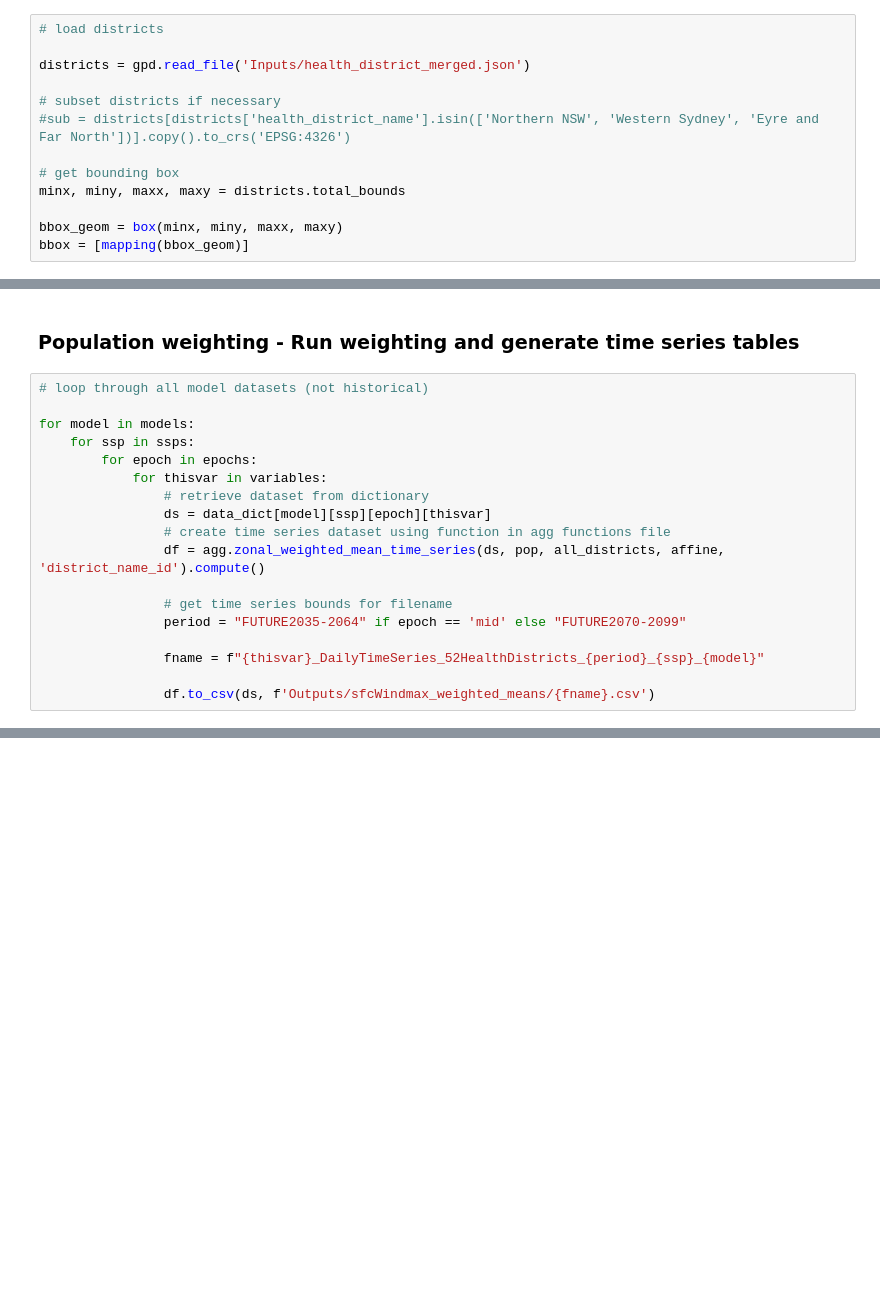
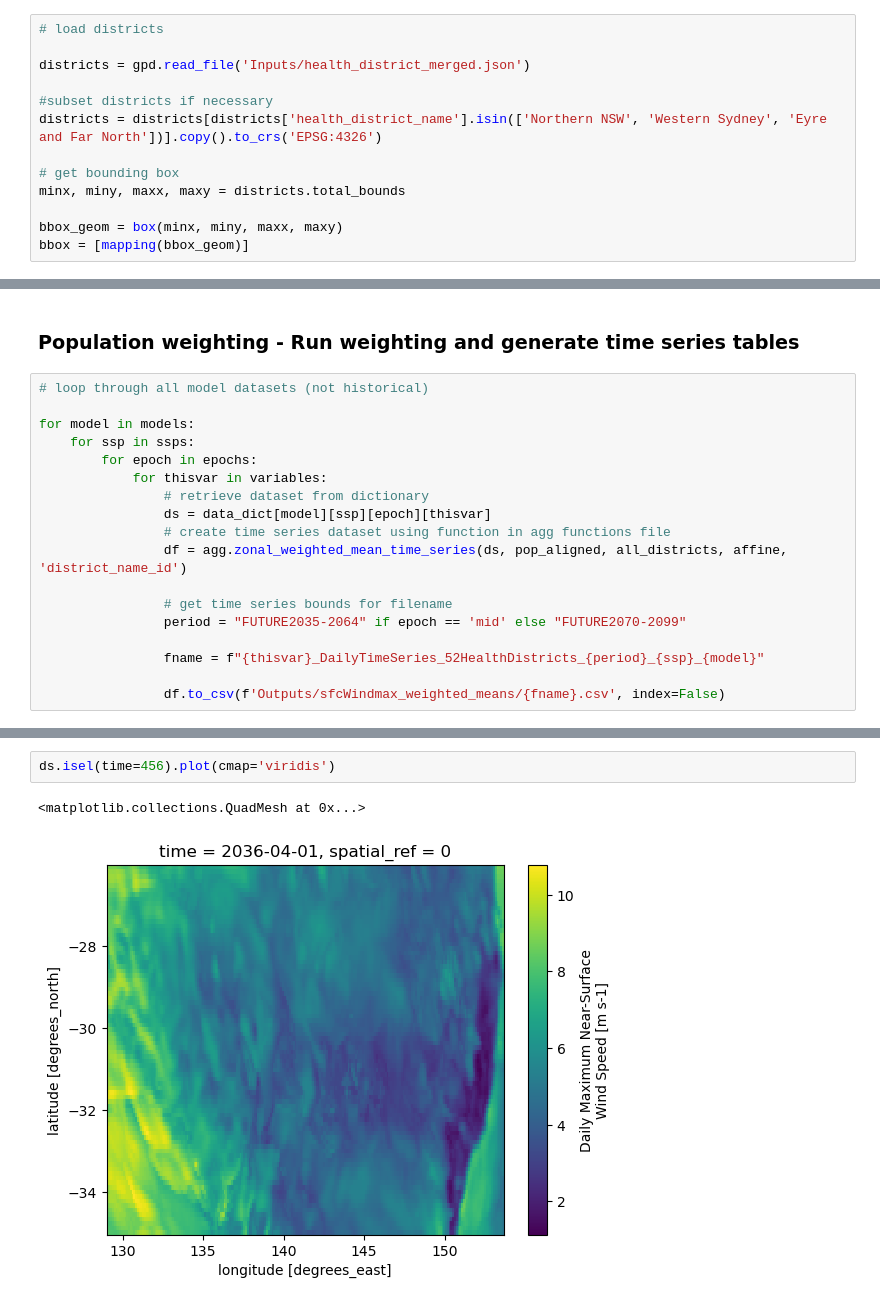
Before and after one commit to mosaic-insights/climate_health_reference_manual_2, a Jupyter notebook: sfcwindmax_wrangle.ipynb, the cells around one changed output, grey strips where cells are left out. Saved outputs shown, nothing was run; the diff lists cells and outputs as text; blank space fills up the shorter version.

```diff
--- a/sfcwindmax_wrangle.ipynb
+++ b/sfcwindmax_wrangle.ipynb
@@ -65,8 +67,8 @@ for thisvar in variables:
 
 districts = gpd.read_file('Inputs/health_district_merged.json')
 
-# subset districts if necessary
-#sub = districts[districts['health_district_name'].isin(['Northern NSW', 'Western Sydney', 'Eyre and Far North'])].copy().to_crs('EPSG:4326')
+#subset districts if necessary
+districts = districts[districts['health_district_name'].isin(['Northern NSW', 'Western Sydney', 'Eyre and Far North'])].copy().to_crs('EPSG:4326')
 
 # get bounding box
 minx, miny, maxx, maxy = districts.total_bounds
@@ -152,11 +154,11 @@ for model in models:
                 # retrieve dataset from dictionary
                 ds = data_dict[model][ssp][epoch][thisvar]
                 # create time series dataset using function in agg functions file
-                df = agg.zonal_weighted_mean_time_series(ds, pop, all_districts, affine, 'district_name_id').compute()
+                df = agg.zonal_weighted_mean_time_series(ds, pop_aligned, all_districts, affine, 'district_name_id')
 
                 # get time series bounds for filename
                 period = "FUTURE2035-2064" if epoch == 'mid' else "FUTURE2070-2099"
 
                 fname = f"{thisvar}_DailyTimeSeries_52HealthDistricts_{period}_{ssp}_{model}"
 
-                df.to_csv(ds, f'Outputs/sfcWindmax_weighted_means/{fname}.csv')
+                df.to_csv(f'Outputs/sfcWindmax_weighted_means/{fname}.csv', index=False)
@@ -162,0 +168,5 @@ for model in models:
+# %%
+ds.isel(time=456).plot(cmap='viridis')
+# %% [output]
+<matplotlib.collections.QuadMesh at 0x...>
+[figure, added]
```
Also changed, not shown: parts of 5 cells of this notebook, 2 other files.
